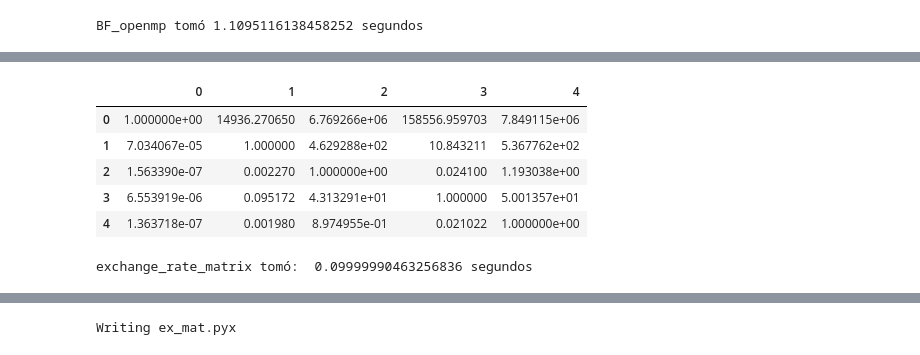
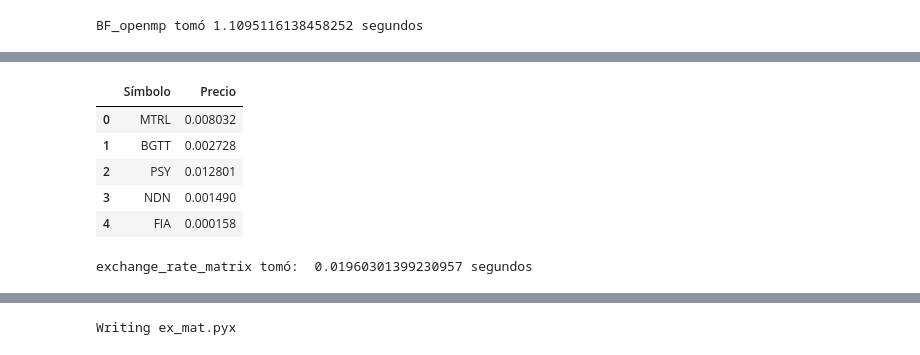
Before and after one commit to optimizacion-2-2022-gh-classroom/practica-2-segunda-parte-jesusmb230795, a Jupyter notebook: notebooks/compilacionC.ipynb, the cells around one changed output, grey strips where cells are left out. Cells and saved outputs as stored; diff of their text form; code cells hidden in the pictures.

Commit message:
Agregando compiación en C de la función exchange matrix

```diff
--- a/notebooks/compilacionC.ipynb
+++ b/notebooks/compilacionC.ipynb
@@ -580,31 +525,10 @@ c3
-# %%
-n = df.shape[0]
-# maximum bid-ask spread in pct of bid, 0.05 for 5%
-max_spread_pct = 0.05
-
-c1 = df[['Precio']]
-aux = c1.copy()
-random.seed(10)
-for i in range(n):
-    c1[i] = aux/c1[['Precio']].values[i]*(1+random.uniform(0,max_spread_pct))
-c1.drop(columns=['Precio'],inplace=True)
-for i in range(len(c1.index)):
-    for j in range(len(c1.columns)):
-        if i==j:
-            c1.loc[i,j] = 1
-c1
-# %% [output]
-|  | 0 | 1 | 2 | 3 | 4 |
-| 0 | 1.000000e+00 | 14936.270650 | 6.769266e+06 | 158556.959703 | 7.849115e+06 |
-| 1 | 7.034067e-05 | 1.000000 | 4.629288e+02 | 10.843211 | 5.367762e+02 |
-| 2 | 1.563390e-07 | 0.002270 | 1.000000e+00 | 0.024100 | 1.193038e+00 |
-| 3 | 6.553919e-06 | 0.095172 | 4.313291e+01 | 1.000000 | 5.001357e+01 |
-| 4 | 1.363718e-07 | 0.001980 | 8.974955e-01 | 0.021022 | 1.000000e+00 |
-# %%
-start_time = time.time()
-d = exchange_rate_matrix(df)
-end_time = time.time()
-secs = end_time-start_time
-print("exchange_rate_matrix tomó: ",secs,"segundos" )
-# %% [output]
-exchange_rate_matrix tomó:  0.09999990463256836 segundos
+# %%
+df = get_data('../data/historical_data.csv', '2022-05-12',5)
+df.head(15)
+# %% [output]
+|  | Símbolo | Precio |
+| 0 | MTRL | 0.008032 |
+| 1 | BGTT | 0.002728 |
+| 2 | PSY | 0.012801 |
+| 3 | NDN | 0.001490 |
+| 4 | FIA | 0.000158 |
@@ -611,3 +559,11 @@ exchange_rate_matrix tomó:  0.09999990463256836 segundos
+# %%
+start_time = time.time()
+d2 = exchange_rate_matrix(df)
+end_time = time.time()
+secs = end_time-start_time
+print("exchange_rate_matrix tomó: ",secs,"segundos" )
+# %% [output]
+exchange_rate_matrix tomó:  0.01960301399230957 segundos
 # %%
 def exchange_rate_matrix2(data):
     """
```
Also changed, not shown: parts of 26 cells of this notebook.
